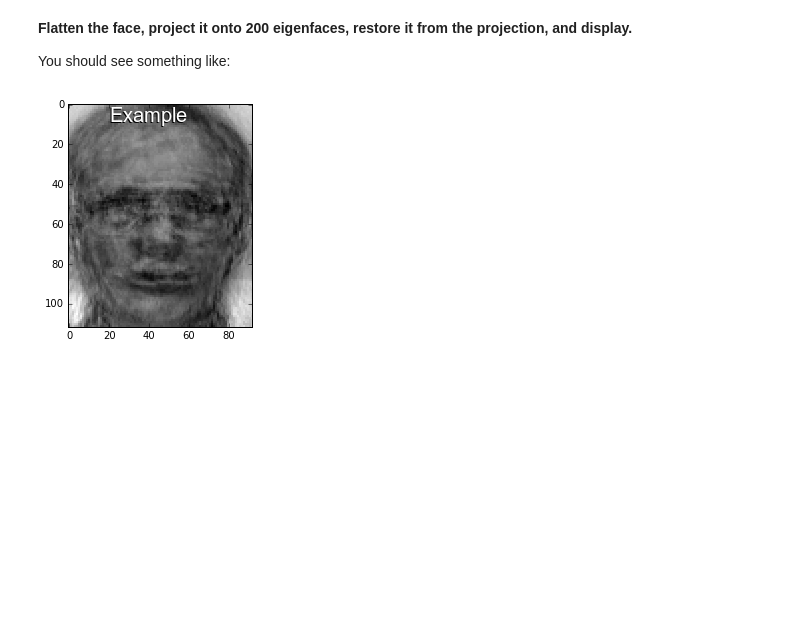
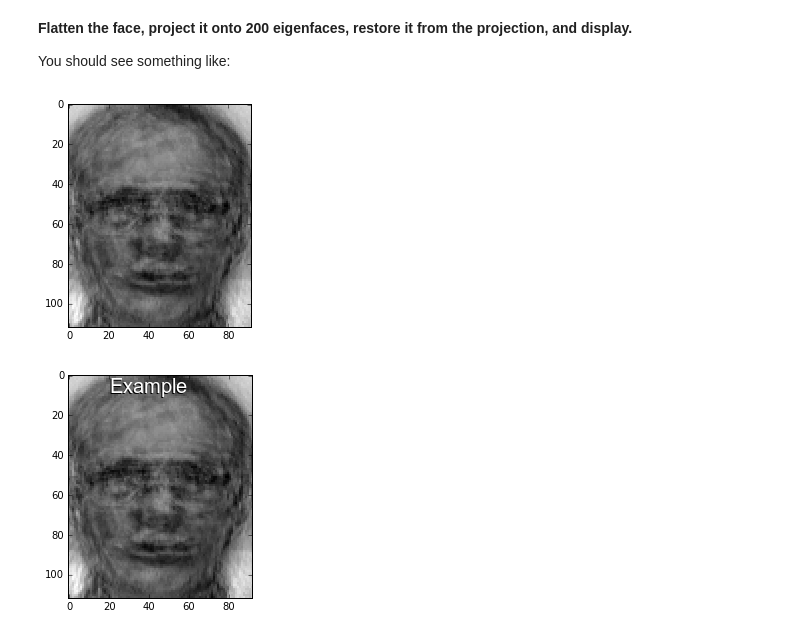
Before and after one commit to MHeymann/qwerty, a Jupyter notebook: assign1.ipynb, the cells around one changed output. Drawn from its saved outputs; the diff is of its cells as text; code cells hidden in the pictures; blank space fills up the shorter version.

Commit message:
one week later

```diff
--- a/assign1.ipynb
+++ b/assign1.ipynb
@@ -199,3 +209,24 @@ You should see something like:
+# %%
+# Insert code to produce the image below
+# Marks: 1
+
+#save ben's dimensions (which is of course the same as m, n,
+#but later code messes with m, n so this is a work around)
+ben_m, ben_n = ben.shape
+
+#flatten and transform
+flat_ben = ben.reshape(-1)
+trans_flat_ben = pca.transform(flat_ben[np.newaxis, :])
+
+#project back into the original dimensional space and shape into m by n picture
+back_flat_ben = pca.inverse_transform(trans_flat_ben)
+back_restore_ben = back_flat_ben.reshape(1, ben_m, ben_n)
+
+#display
+plt.imshow(back_restore_ben[0] ,cmap='gray', interpolation='nearest')
+plt.show()
+# %% [output]
+[figure, added]
 # %%
 display(Image(filename='./Ben_recon.png'))
 # %% [output]
```
Also changed, not shown: parts of 26 cells of this notebook.
